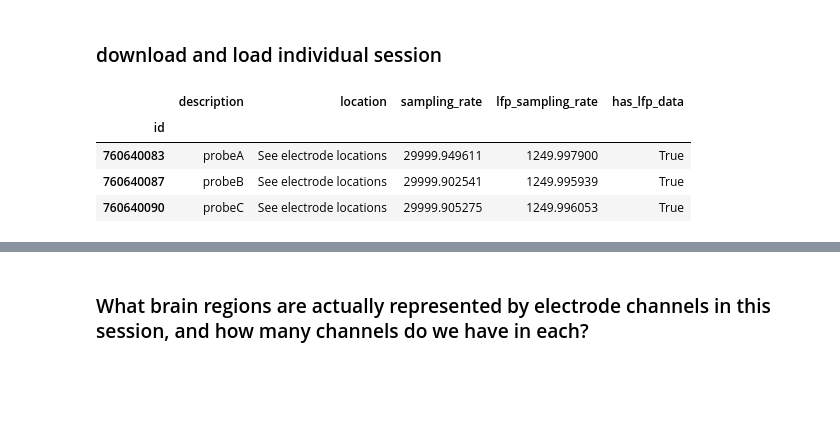
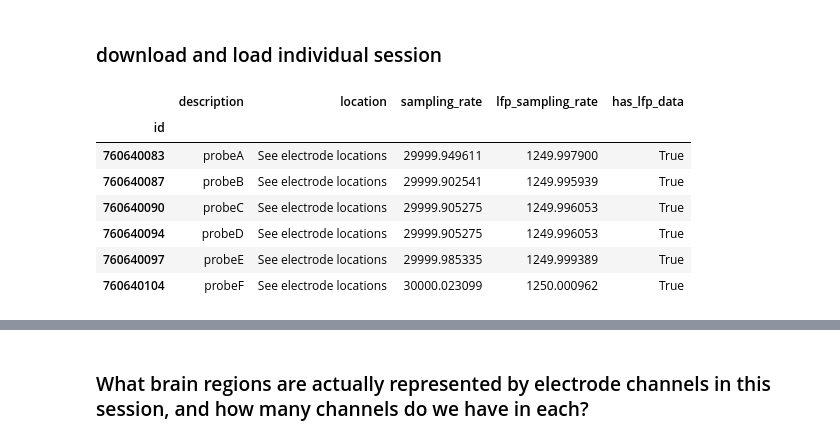
Before and after one commit to KeanuVentura/spikes2slope, a Jupyter notebook: spikeseda.ipynb, the cells around one changed output, grey strips where cells are left out. Saved outputs shown, nothing was run; the diff lists cells and outputs as text; code cells hidden in the pictures; blank space fills up the shorter version.

```diff
--- a/spikeseda.ipynb
+++ b/spikeseda.ipynb
@@ -46,15 +46,18 @@ sessions.head()
 # %%
 session_id = 756029989
 
 session = cache.get_session_data(session_id)
 
-session.probes.head(3)
+session.probes
 # %% [output]
 |  | description | location | sampling_rate | lfp_sampling_rate | has_lfp_data |
 | id |  |  |  |  |  |
 | 760640083 | probeA | See electrode locations | 29999.949611 | 1249.997900 | True |
 | 760640087 | probeB | See electrode locations | 29999.902541 | 1249.995939 | True |
 | 760640090 | probeC | See electrode locations | 29999.905275 | 1249.996053 | True |
+| 760640094 | probeD | See electrode locations | 29999.905275 | 1249.996053 | True |
+| 760640097 | probeE | See electrode locations | 29999.985335 | 1249.999389 | True |
+| 760640104 | probeF | See electrode locations | 30000.023099 | 1250.000962 | True |
 # %%
 session.channels.head(3)
 # %% [output]
```
Also changed, not shown: parts of 2 cells of this notebook.
